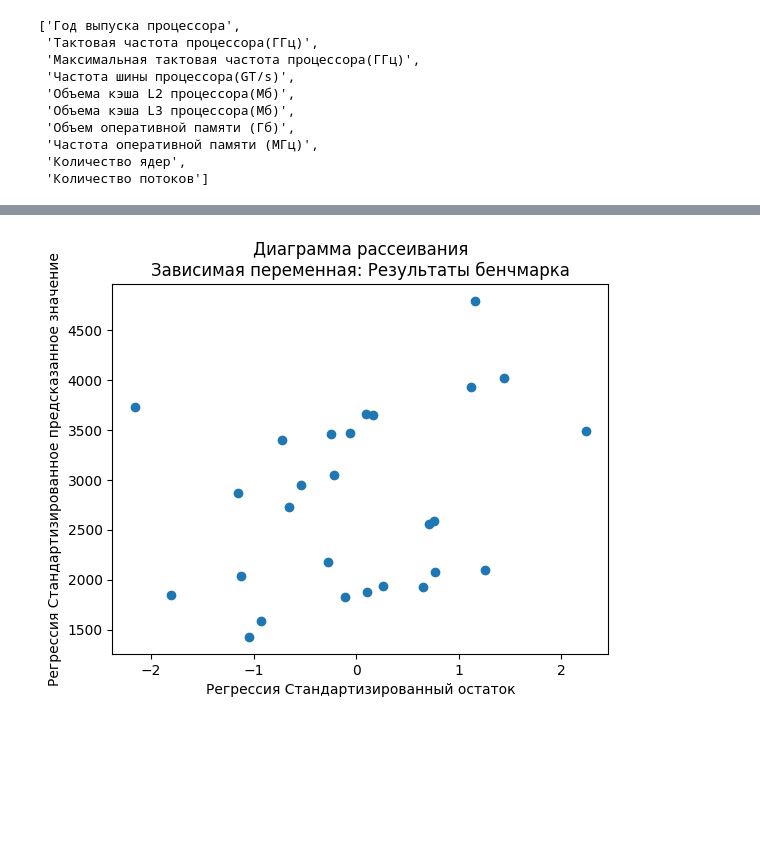
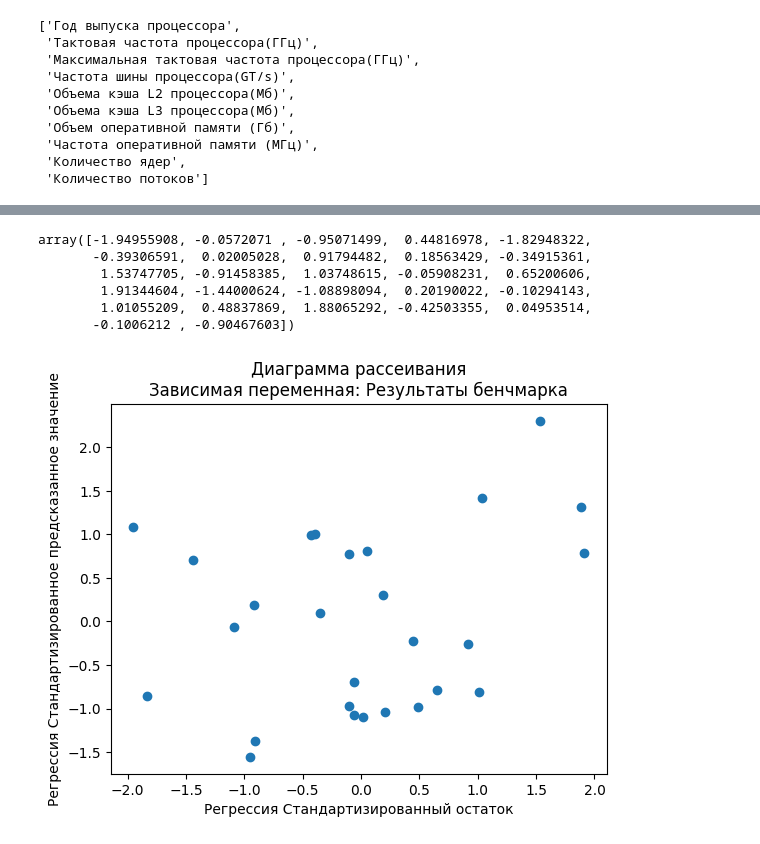
Before and after one commit to radabolsky/laptop-performance, a Jupyter notebook: Tumanova_stat.ipynb, the cells around one changed output, grey strips where cells are left out. Drawn from its saved outputs; the diff is of its cells as text; code cells hidden in the pictures; blank space fills up the shorter version.

```diff
--- a/Tumanova_stat.ipynb
+++ b/Tumanova_stat.ipynb
@@ -366,7 +366,7 @@ pred_list = []
 Y = data[label]
 pivot_df = pd.DataFrame()
 i = 1
-for predictor in sorted_predictors:
+for predictor in sorted_predictors[::-1]:
     pred_list.append(predictor)
     X = sm.add_constant(data[pred_list])
     model = sm.OLS(Y, X).fit()
@@ -405,0 +449,9 @@ pivot_df
+# %%
+standardized_residuals
+# %% [output]
+array([-1.94955908, -0.0572071 , -0.95071499,  0.44816978, -1.82948322,
+       -0.39306591,  0.02005028,  0.91794482,  0.18563429, -0.34915361,
+        1.53747705, -0.91458385,  1.03748615, -0.05908231,  0.65200606,
+        1.91344604, -1.44000624, -1.08898094,  0.20190022, -0.10294143,
+        1.01055209,  0.48837869,  1.88065292, -0.42503355,  0.04953514,
+       -0.1006212 , -0.90467603])
@@ -406,13 +460,13 @@ pivot_df
 # %%
 influence = model.get_influence()
 standardized_residuals = influence.resid_studentized_internal
-plt.scatter(standardized_residuals,data[label])
+plt.scatter(standardized_residuals,pd.DataFrame(data[label]).apply(stats.zscore))
 plt.title("Диаграмма рассеивания\nЗависимая переменная: Результаты бенчмарка")
 plt.xlabel("Регрессия Стандартизированный остаток")
 plt.ylabel("Регрессия Стандартизированное предсказанное значение")
 None
 # %% [output]
-[figure, old version]
+[figure, new version]
 # %%
 influence = model.get_influence()
 standardized_residuals = influence.resid_studentized_internal
```
Also changed, not shown: parts of 11 cells of this notebook, 1 other file.
